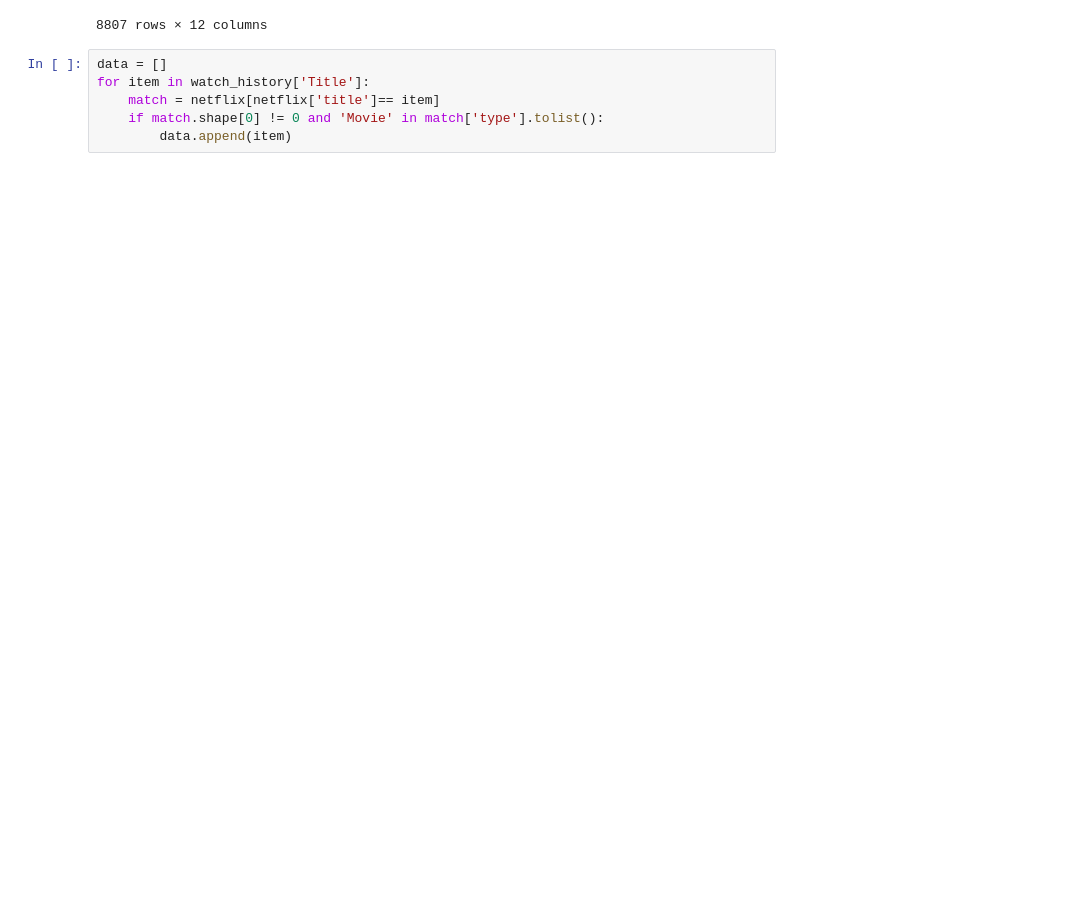
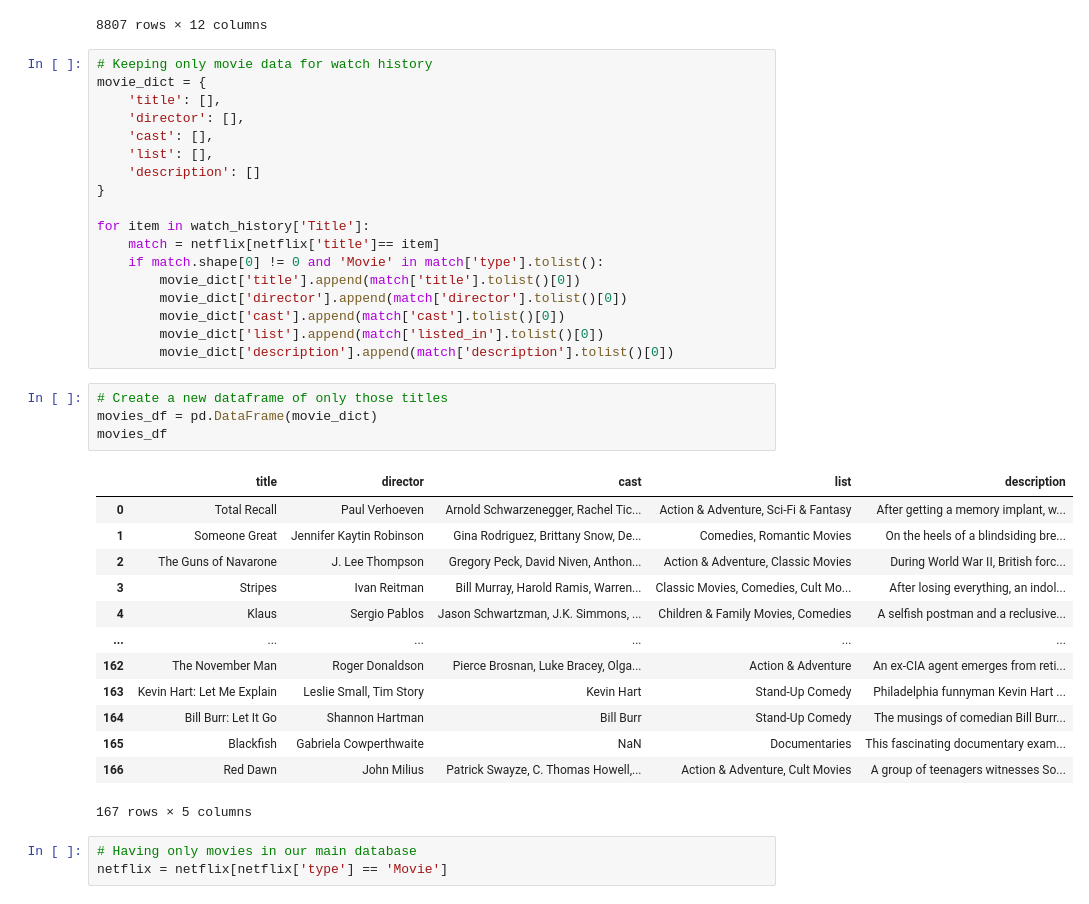
Before and after one commit to Sanya1001/netflix-project, a Jupyter notebook: Draft 1.ipynb, the cells around one changed output. Cells and saved outputs as stored; diff of their text form; blank space fills up the shorter version.

```diff
--- a/Draft 1.ipynb
+++ b/Draft 1.ipynb
@@ -64,8 +66,41 @@ netflix
 | 8806 | s8807 | Movie | Zubaan | Mozez Singh | Vicky Kaushal, Sarah-Jane Dias, R... | India | March 2, 2019 | 2015 | TV-14 | 111 min | ... |
 8807 rows × 12 columns
 # %%
-data = []
+# Keeping only movie data for watch history
+movie_dict = {
+    'title': [],
+    'director': [],
+    'cast': [],
+    'list': [],
+    'description': []
+}
+
 for item in watch_history['Title']:
     match = netflix[netflix['title']== item]
     if match.shape[0] != 0 and 'Movie' in match['type'].tolist():
-        data.append(item)
+        movie_dict['title'].append(match['title'].tolist()[0])
+        movie_dict['director'].append(match['director'].tolist()[0])
+        movie_dict['cast'].append(match['cast'].tolist()[0])
+        movie_dict['list'].append(match['listed_in'].tolist()[0])
+        movie_dict['description'].append(match['description'].tolist()[0])
+# %%
+# Create a new dataframe of only those titles
+movies_df = pd.DataFrame(movie_dict)
+movies_df
+# %% [output]
+|  | title | director | cast | list | description |
+| 0 | Total Recall | Paul Verhoeven | Arnold Schwarzenegger, Rachel Tic... | Action & Adventure, Sci-Fi & Fantasy | After getting a memory implant, w... |
+| 1 | Someone Great | Jennifer Kaytin Robinson | Gina Rodriguez, Brittany Snow, De... | Comedies, Romantic Movies | On the heels of a blindsiding bre... |
+| 2 | The Guns of Navarone | J. Lee Thompson | Gregory Peck, David Niven, Anthon... | Action & Adventure, Classic Movies | During World War II, British forc... |
+| 3 | Stripes | Ivan Reitman | Bill Murray, Harold Ramis, Warren... | Classic Movies, Comedies, Cult Mo... | After losing everything, an indol... |
+| 4 | Klaus | Sergio Pablos | Jason Schwartzman, J.K. Simmons, ... | Children & Family Movies, Comedies | A selfish postman and a reclusive... |
+| ... | ... | ... | ... | ... | ... |
+| 162 | The November Man | Roger Donaldson | Pierce Brosnan, Luke Bracey, Olga... | Action & Adventure | An ex-CIA agent emerges from reti... |
+| 163 | Kevin Hart: Let Me Explain | Leslie Small, Tim Story | Kevin Hart | Stand-Up Comedy | Philadelphia funnyman Kevin Hart ... |
+| 164 | Bill Burr: Let It Go | Shannon Hartman | Bill Burr | Stand-Up Comedy | The musings of comedian Bill Burr... |
+| 165 | Blackfish | Gabriela Cowperthwaite | NaN | Documentaries | This fascinating documentary exam... |
+| 166 | Red Dawn | John Milius | Patrick Swayze, C. Thomas Howell,... | Action & Adventure, Cult Movies | A group of teenagers witnesses So... |
+167 rows × 5 columns
+# %%
+# Having only movies in our main database
+netflix = netflix[netflix['type'] == 'Movie']
```
Also changed, not shown: parts of 17 cells of this notebook.
